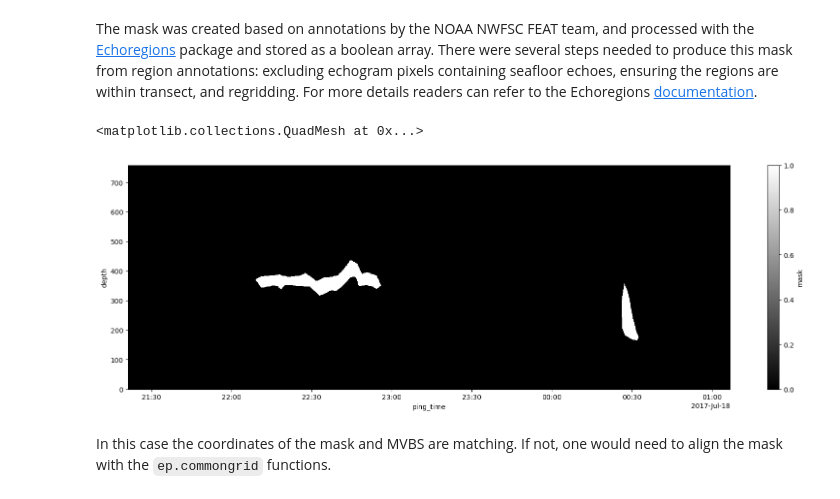
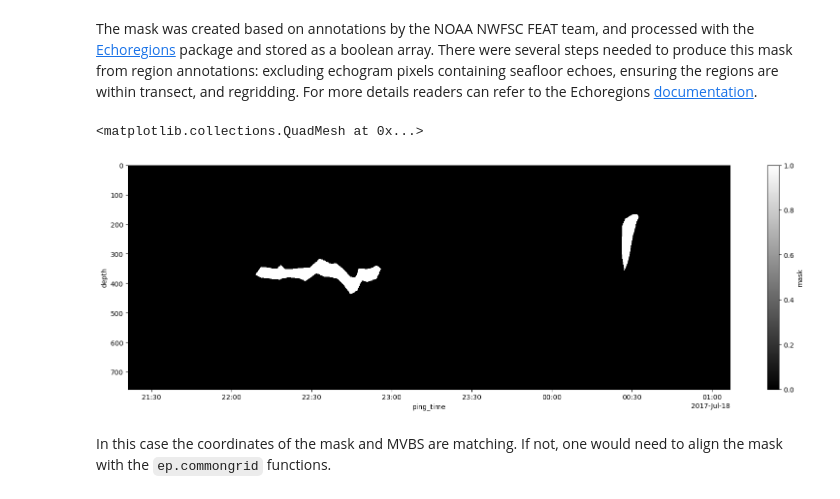
Before and after one commit to OSOceanAcoustics/echopype-examples, a Jupyter notebook: notebooks/hake_mask.ipynb, the cells around one changed output. Saved outputs shown, nothing was run; the diff lists cells and outputs as text; code cells hidden in the pictures.

```diff
--- a/notebooks/hake_mask.ipynb
+++ b/notebooks/hake_mask.ipynb
@@ -300,10 +300,10 @@ hake_mask = xr.open_dataarray(
 )
 # %%
 plt.figure(figsize = (20, 6))
-hake_mask.plot(x='ping_time', y="depth", cmap='gray')
+hake_mask.plot(x='ping_time', y="depth", cmap='gray', yincrease=False)
 # %% [output]
 <matplotlib.collections.QuadMesh at 0x...>
-[figure, old version]
+[figure, new version]
 # %%
 # Check that MVBS and regridded clean hake mask match on depth and ping time dimensions:
 assert hake_mask["depth"].equals(ds_MVBS["depth"])
```
Also changed, not shown: parts of 7 cells of this notebook, 7 other files.
